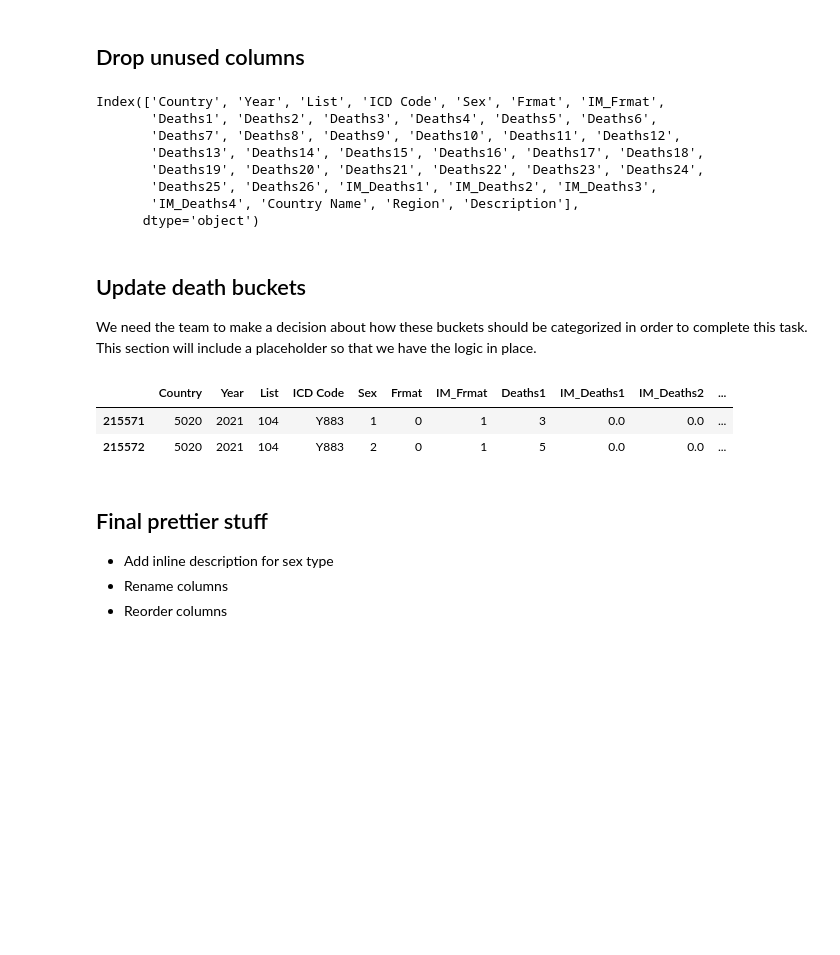
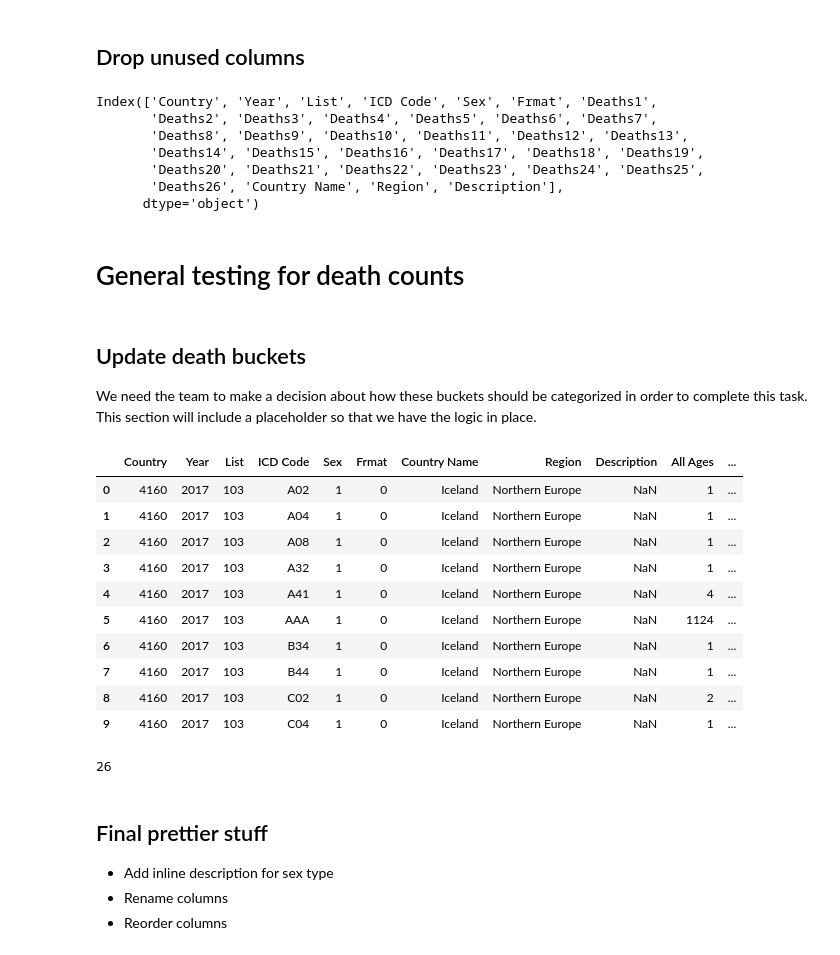
Before and after one commit to ShylaTatum/Group-Project-1, a Jupyter notebook: clean_workbook.ipynb, the cells around one changed output. Drawn from its saved outputs; the diff is of its cells as text; code cells hidden in the pictures; blank space fills up the shorter version.

Commit message:
reorder columns
Signed-off-by: Jenn Allen <jenn.allen@gmail.com>

```diff
--- a/clean_workbook.ipynb
+++ b/clean_workbook.ipynb
@@ -2,6 +2,7 @@
 ## Do Imports
 # %%
 import pandas as pd
+pd.set_option('display.max_rows', None)
 # %% [markdown]
 ## Read in Data Files
 # %%
@@ -154,39 +153,78 @@ df_merged.head()
 # Drop the Admin1 and SubDiv columns since these aren't essential to our analysis
 # Todo: Do we drop the IM_Deaths columns since these deaths are captured in the Deaths columns?
 
-columns_to_drop = ['Admin1', 'SubDiv']
+im_death_columns = [col for col in df_merged if col.startswith('IM_Deaths')]
+columns_to_drop = ['Admin1', 'SubDiv', 'IM_Frmat'] + im_death_columns  # Flatten the list
 df_merged = df_merged.drop(columns=columns_to_drop)
 print(df_merged.columns)
 # %% [output]
-Index(['Country', 'Year', 'List', 'ICD Code', 'Sex', 'Frmat', 'IM_Frmat',
-       'Deaths1', 'Deaths2', 'Deaths3', 'Deaths4', 'Deaths5', 'Deaths6',
-       'Deaths7', 'Deaths8', 'Deaths9', 'Deaths10', 'Deaths11', 'Deaths12',
-       'Deaths13', 'Deaths14', 'Deaths15', 'Deaths16', 'Deaths17', 'Deaths18',
-       'Deaths19', 'Deaths20', 'Deaths21', 'Deaths22', 'Deaths23', 'Deaths24',
-       'Deaths25', 'Deaths26', 'IM_Deaths1', 'IM_Deaths2', 'IM_Deaths3',
-       'IM_Deaths4', 'Country Name', 'Region', 'Description'],
+Index(['Country', 'Year', 'List', 'ICD Code', 'Sex', 'Frmat', 'Deaths1',
+       'Deaths2', 'Deaths3', 'Deaths4', 'Deaths5', 'Deaths6', 'Deaths7',
+       'Deaths8', 'Deaths9', 'Deaths10', 'Deaths11', 'Deaths12', 'Deaths13',
+       'Deaths14', 'Deaths15', 'Deaths16', 'Deaths17', 'Deaths18', 'Deaths19',
+       'Deaths20', 'Deaths21', 'Deaths22', 'Deaths23', 'Deaths24', 'Deaths25',
+       'Deaths26', 'Country Name', 'Region', 'Description'],
       dtype='object')
+# %% [markdown]
+# General testing for death counts
 # %% [markdown]
 ## Update death buckets
 We need the team to make a decision about how these buckets should be categorized in order to complete this task. This section will include a placeholder so that we have the logic in place.
 # %%
 # Identify columns to group by looking for columns that start with the word `Deaths``
-deaths_columns = [col for col in df_merged if col.startswith('Deaths') and col != 'Deaths1']
+deaths_columns = [col for col in df_merged if col.startswith('Deaths')]
 
 # Create new grouped columns (Placeholder groups just as a proof-of-concept)
-df_merged['Deaths Group 1'] = df_merged[deaths_columns[1:2]].sum(axis=1)
-df_merged['Deaths Group 2'] = df_merged[deaths_columns[2:4]].sum(axis=1)
-df_merged['Deaths Group 3'] = df_merged[deaths_columns[4:]].sum(axis=1)
+
+# All ages - Deaths1 column
+df_merged['All Ages'] = df_merged[deaths_columns[0]]
+
+# Smoketest - Sum all Deaths columns
+# df_merged['Smoketest All Deaths'] = df_merged[deaths_columns][2:25].sum(axis=1)
+
+# Between age 0 and 1 - Deaths2 column
+df_merged['0-1 Years'] = df_merged[deaths_columns[1]]
+
+# Between ages 1 and 24 - Deaths3 through Deaths10 columns
+df_merged['1-24 Years'] = df_merged[deaths_columns[2:11]].sum(axis=1)
+
+# Between ages 25 and 44 - Deaths11 through Deaths14 columns
+df_merged['25-44 Years'] = df_merged[deaths_columns[12:15]].sum(axis=1)
+
+# Between ages 45 and 69 - Deaths15 through Deaths19
+df_merged['45-69 Years'] = df_merged[deaths_columns[16:20]].sum(axis=1)
+
+# Ages 70 and older
+df_merged['70-95+ Years'] = df_merged[deaths_columns[21:24]].sum(axis=1)
+
+# Age not specified
+df_merged['Age Not Specified'] = df_merged[deaths_columns[25]]
 
 # Drop original deaths columns
 df_merged = df_merged.drop(columns=deaths_columns)
 
 # Verify results
-display(df_merged.tail(2))
+display(df_merged.head(10))
 # %% [output]
-|  | Country | Year | List | ICD Code | Sex | Frmat | IM_Frmat | Deaths1 | IM_Deaths1 | IM_Deaths2 | ... |
-| 215571 | 5020 | 2021 | 104 | Y883 | 1 | 0 | 1 | 3 | 0.0 | 0.0 | ... |
-| 215572 | 5020 | 2021 | 104 | Y883 | 2 | 0 | 1 | 5 | 0.0 | 0.0 | ... |
+|  | Country | Year | List | ICD Code | Sex | Frmat | Country Name | Region | Description | All Ages | ... |
+| 0 | 4160 | 2017 | 103 | A02 | 1 | 0 | Iceland | Northern Europe | NaN | 1 | ... |
+| 1 | 4160 | 2017 | 103 | A04 | 1 | 0 | Iceland | Northern Europe | NaN | 1 | ... |
+| 2 | 4160 | 2017 | 103 | A08 | 1 | 0 | Iceland | Northern Europe | NaN | 1 | ... |
+| 3 | 4160 | 2017 | 103 | A32 | 1 | 0 | Iceland | Northern Europe | NaN | 1 | ... |
+| 4 | 4160 | 2017 | 103 | A41 | 1 | 0 | Iceland | Northern Europe | NaN | 4 | ... |
+| 5 | 4160 | 2017 | 103 | AAA | 1 | 0 | Iceland | Northern Europe | NaN | 1124 | ... |
+| 6 | 4160 | 2017 | 103 | B34 | 1 | 0 | Iceland | Northern Europe | NaN | 1 | ... |
+| 7 | 4160 | 2017 | 103 | B44 | 1 | 0 | Iceland | Northern Europe | NaN | 1 | ... |
+| 8 | 4160 | 2017 | 103 | C02 | 1 | 0 | Iceland | Northern Europe | NaN | 2 | ... |
+| 9 | 4160 | 2017 | 103 | C04 | 1 | 0 | Iceland | Northern Europe | NaN | 1 | ... |
+# %%
+# Get the length of the deaths_columns list
+length_of_deaths_columns = len(deaths_columns)
+
+# Print the length
+print(length_of_deaths_columns)
+# %% [output]
+26
 # %% [markdown]
 ## Final prettier stuff
 * Add inline description for sex type
```
Also changed, not shown: parts of 6 cells of this notebook.
